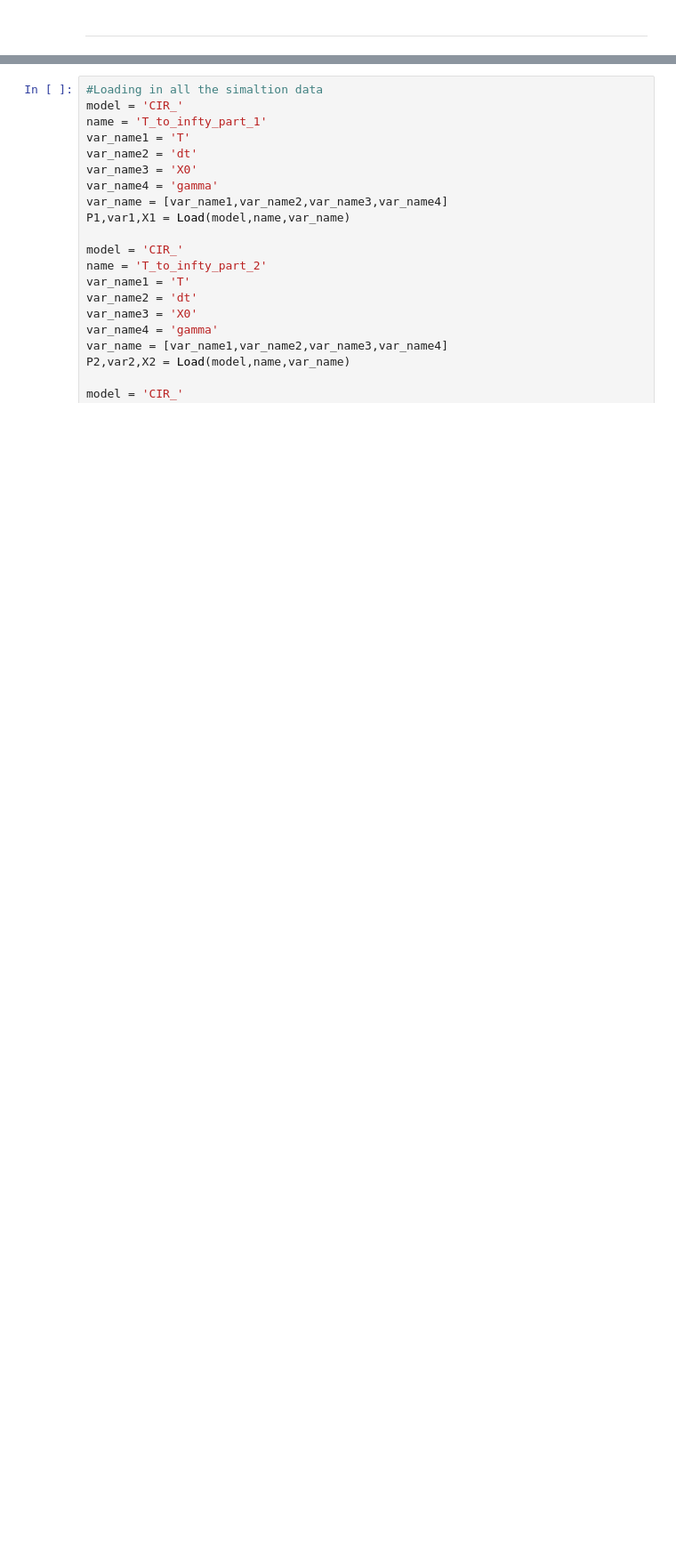
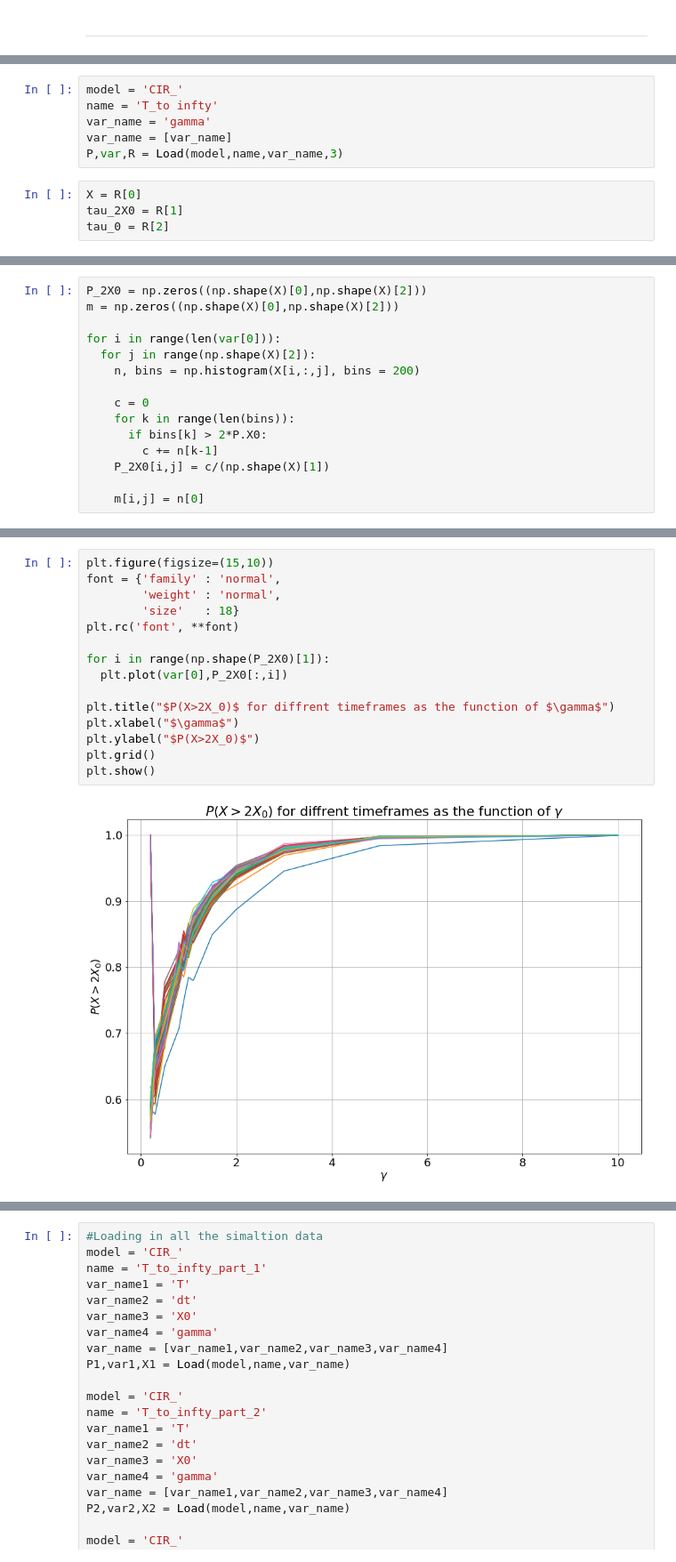
Before and after one commit to baskayj/Boundary-behavior-in-stochastic-differential-equations-used-in-Finance, a Jupyter notebook: Analyser.ipynb, the cells around one changed output, grey strips where cells are left out. Shown at 89% size. Drawn from its saved outputs; the diff is of its cells as text; blank space fills up the shorter version.

```diff
--- a/Analyser.ipynb
+++ b/Analyser.ipynb
@@ -43,0 +40,10 @@ def Load(model,name,var_name):
+# %%
+model = 'CIR_'
+name = 'T_to infty'
+var_name = 'gamma'
+var_name = [var_name]
+P,var,R = Load(model,name,var_name,3)
+# %%
+X = R[0]
+tau_2X0 = R[1]
+tau_0 = R[2]
@@ -43,0 +52,15 @@ def Load(model,name,var_name):
+# %%
+P_2X0 = np.zeros((np.shape(X)[0],np.shape(X)[2]))
+m = np.zeros((np.shape(X)[0],np.shape(X)[2]))
+
+for i in range(len(var[0])):
+  for j in range(np.shape(X)[2]):
+    n, bins = np.histogram(X[i,:,j], bins = 200)
+
+    c = 0
+    for k in range(len(bins)):
+      if bins[k] > 2*P.X0:
+        c += n[k-1]
+    P_2X0[i,j] = c/(np.shape(X)[1])
+
+    m[i,j] = n[0]
@@ -43,0 +69,17 @@ def Load(model,name,var_name):
+# %%
+plt.figure(figsize=(15,10))
+font = {'family' : 'normal',
+        'weight' : 'normal',
+        'size'   : 18}
+plt.rc('font', **font)
+
+for i in range(np.shape(P_2X0)[1]):
+  plt.plot(var[0],P_2X0[:,i])
+
+plt.title("$P(X>2X_0)$ for diffrent timeframes as the function of $\gamma$")
+plt.xlabel("$\gamma$")
+plt.ylabel("$P(X>2X_0)$")
+plt.grid()
+plt.show()
+# %% [output]
+[figure, added]
```
Also changed, not shown: parts of 37 cells of this notebook.
